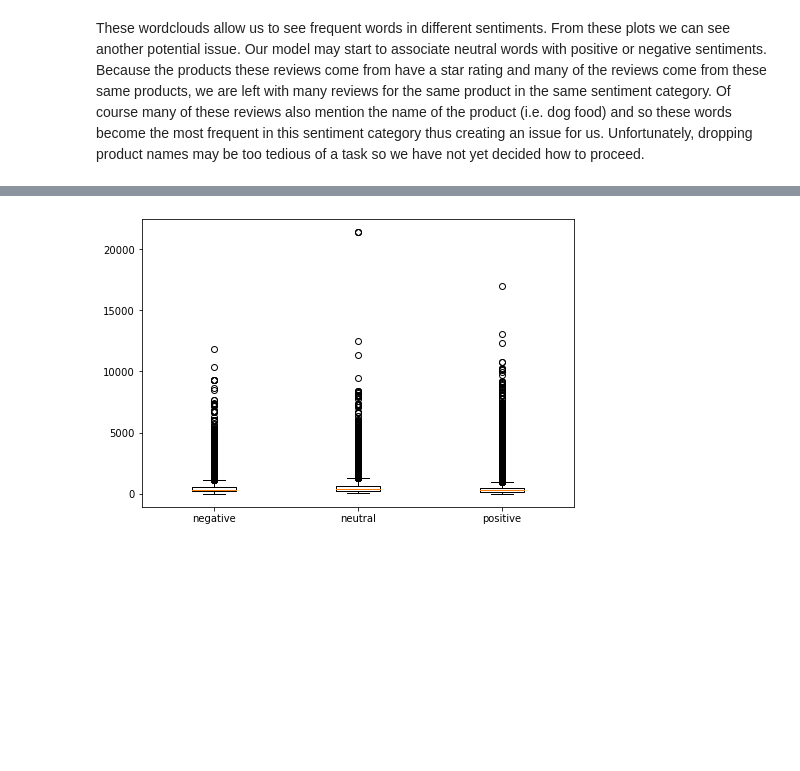
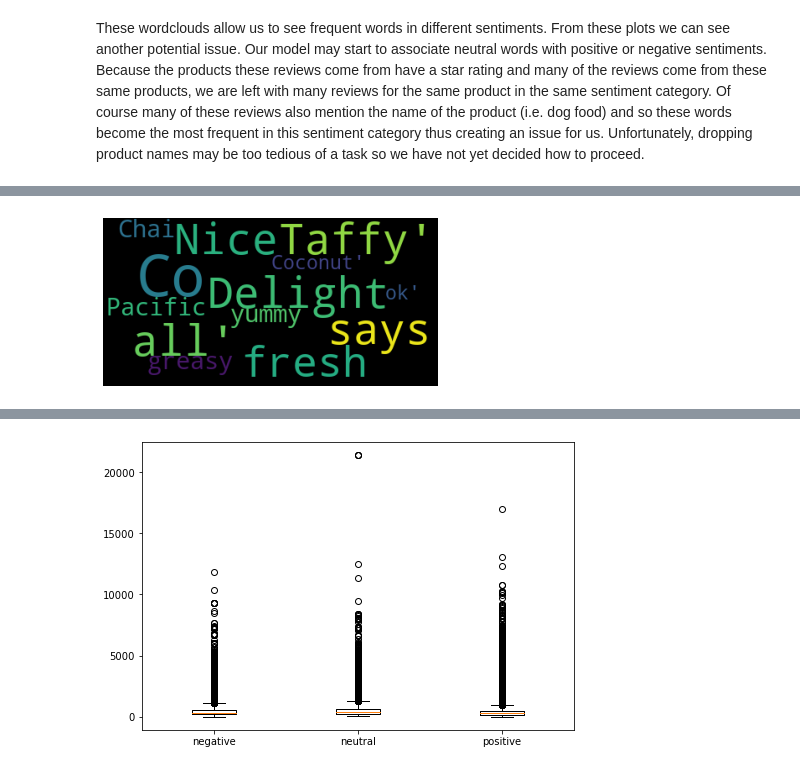
Before and after one commit to COGS118A/Group027-Sp22, a Jupyter notebook: exploration/Dataset EDA.ipynb, the cells around one changed output, grey strips where cells are left out. Drawn from its saved outputs; the diff is of its cells as text; code cells hidden in the pictures; blank space fills up the shorter version.

```diff
--- a/exploration/Dataset EDA.ipynb
+++ b/exploration/Dataset EDA.ipynb
@@ -187,0 +239,10 @@ These wordclouds allow us to see frequent words in different sentiments. From th
+# %%
+text = df.loc[df['Sentiment'] == 0]['Summary'].values
+
+wordcloud = WordCloud().generate(str(text))
+
+plt.imshow(wordcloud)
+plt.axis("off")
+plt.show()
+# %% [output]
+[figure, added]
```
Also changed, not shown: parts of 8 cells of this notebook.
